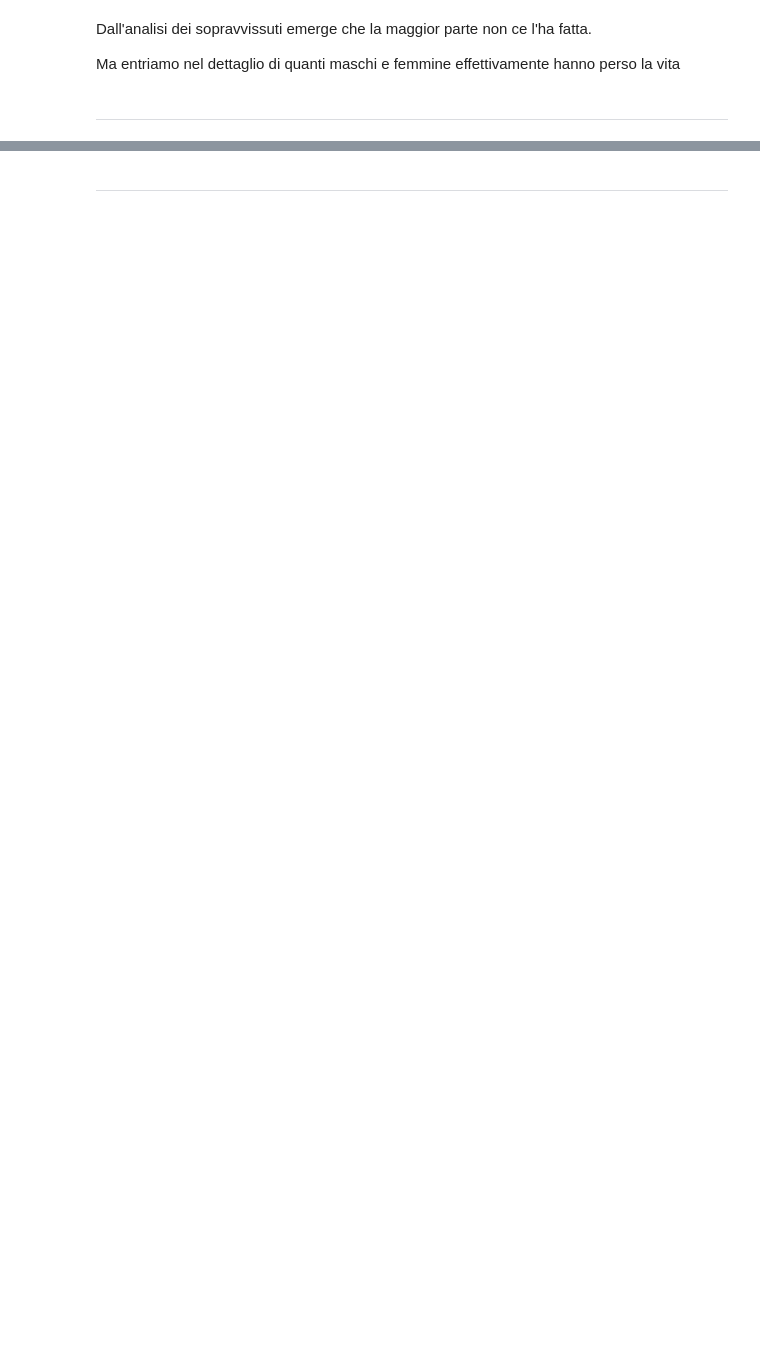
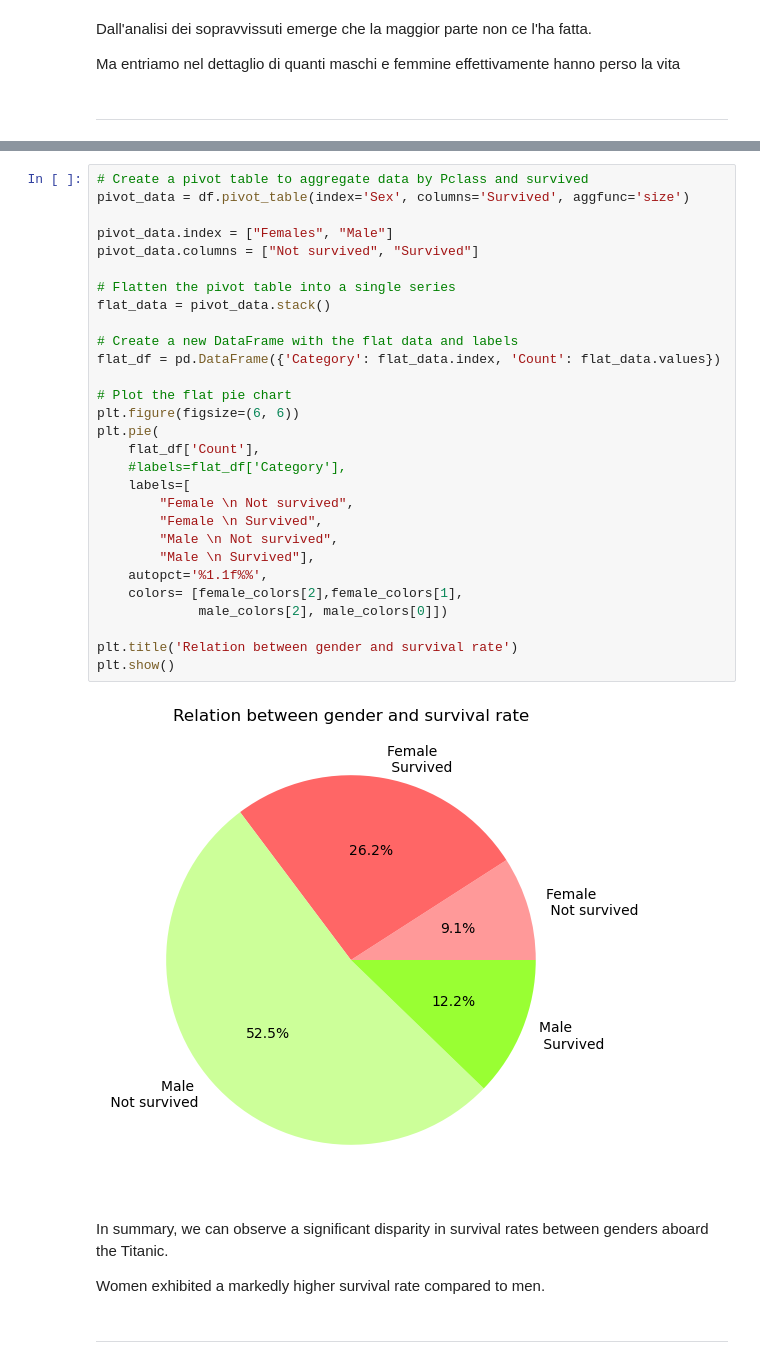
Before and after one commit to davidedigrande/titanic-dataset-eda, a Jupyter notebook: notebook.ipynb, the cells around one changed output, grey strips where cells are left out. Cells and saved outputs as stored; diff of their text form; blank space fills up the shorter version.

```diff
--- a/notebook.ipynb
+++ b/notebook.ipynb
@@ -185,3 +209,38 @@ Analizziamo un altro tipo di variabile.
+# %%
+# Create a pivot table to aggregate data by Pclass and survived
+pivot_data = df.pivot_table(index='Sex', columns='Survived', aggfunc='size')
+
+pivot_data.index = ["Females", "Male"]
+pivot_data.columns = ["Not survived", "Survived"]
+
+# Flatten the pivot table into a single series
+flat_data = pivot_data.stack()
+
+# Create a new DataFrame with the flat data and labels
+flat_df = pd.DataFrame({'Category': flat_data.index, 'Count': flat_data.values})
+
+# Plot the flat pie chart
+plt.figure(figsize=(6, 6))
+plt.pie(
+    flat_df['Count'],
+    #labels=flat_df['Category'],
+    labels=[
+        "Female \n Not survived",
+        "Female \n Survived",
+        "Male \n Not survived",
+        "Male \n Survived"],
+    autopct='%1.1f%%',
+    colors= [female_colors[2],female_colors[1],
+             male_colors[2], male_colors[0]])
+
+plt.title('Relation between gender and survival rate')
+plt.show()
+# %% [output]
+[figure, added]
+# %% [markdown]
+In summary, we can observe a significant disparity in survival rates between genders aboard the Titanic.
+
+Women exhibited a markedly higher survival rate compared to men.
 # %% [markdown]
 ---
 # %% [markdown]
```
Also changed, not shown: parts of 18 cells of this notebook.
